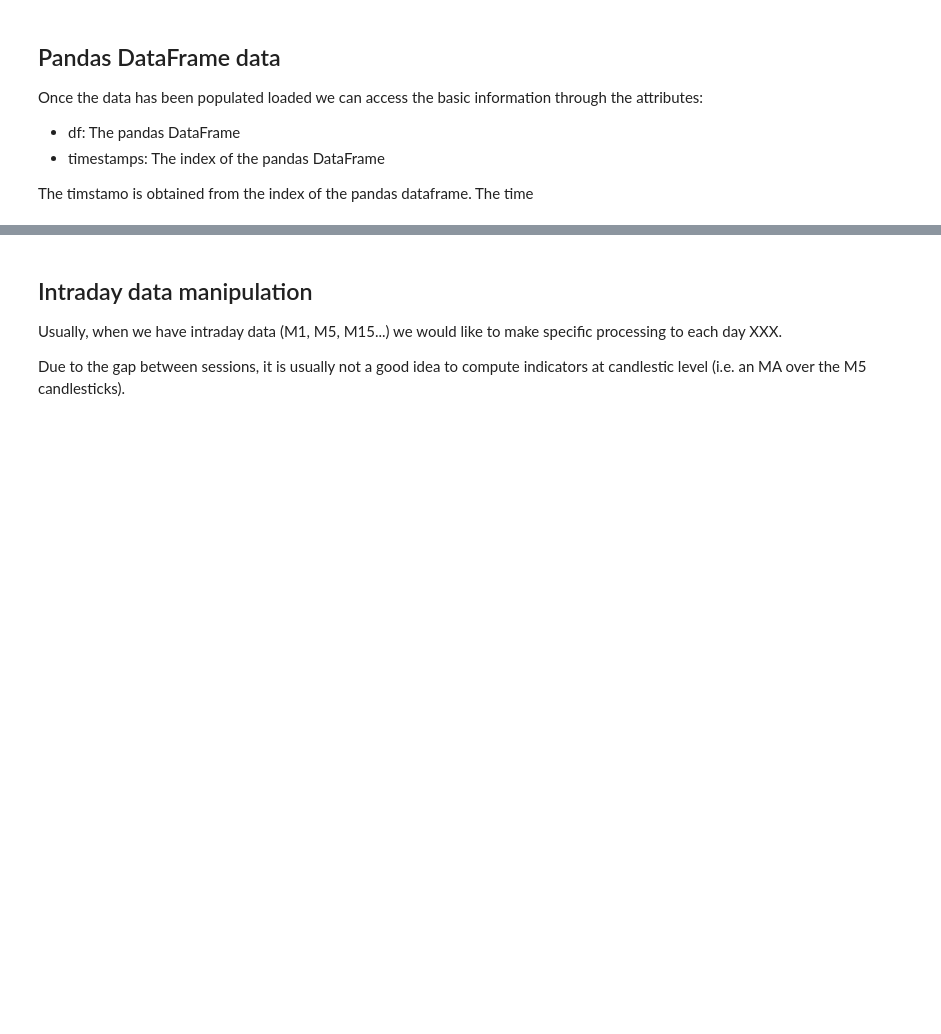
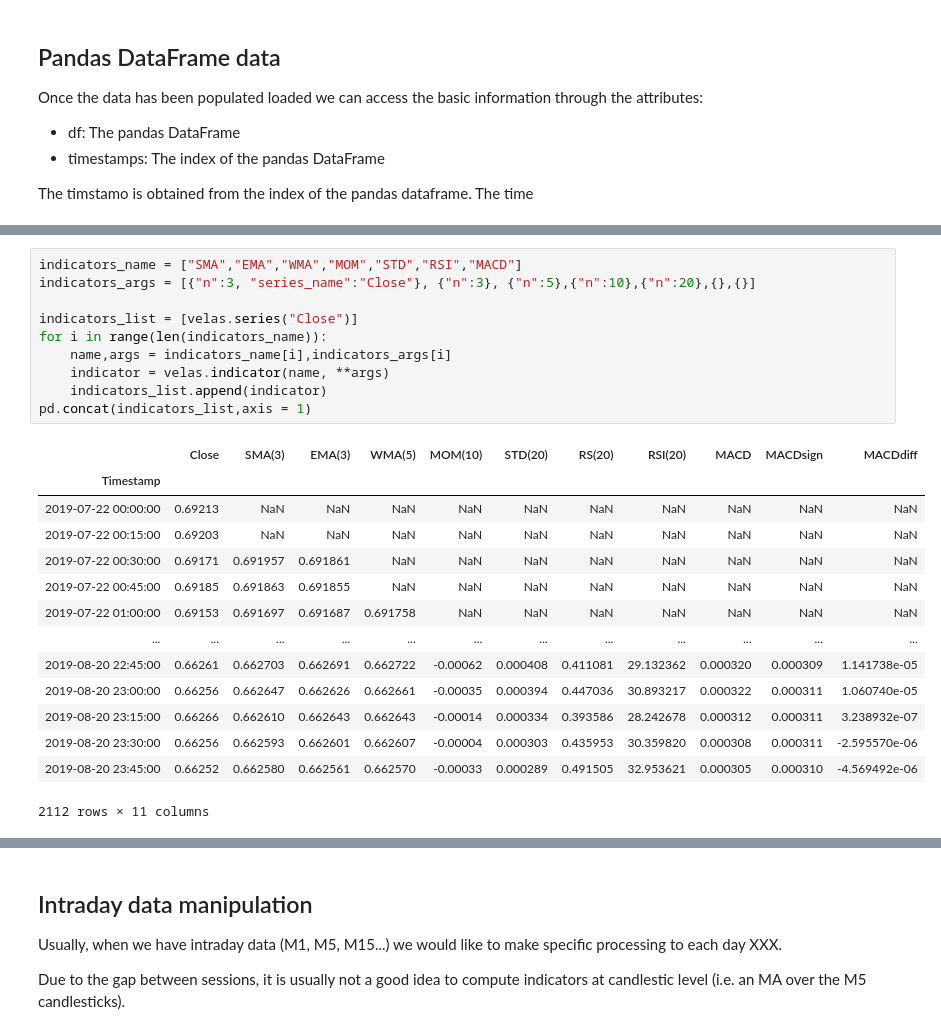
Before and after one commit to manuwhs/traphing, a Jupyter notebook: notebooks/1.1 Basic_Velas.ipynb, the cells around one changed output, grey strips where cells are left out. Drawn from its saved outputs; the diff is of its cells as text; blank space fills up the shorter version.

```diff
--- a/notebooks/1.1 Basic_Velas.ipynb
+++ b/notebooks/1.1 Basic_Velas.ipynb
@@ -290,0 +268,25 @@ print ("Loaded dates: ", sdate," to ", edate)
+# %%
+indicators_name = ["SMA","EMA","WMA","MOM","STD","RSI","MACD"]
+indicators_args = [{"n":3, "series_name":"Close"}, {"n":3}, {"n":5},{"n":10},{"n":20},{},{}]
+
+indicators_list = [velas.series("Close")]
+for i in range(len(indicators_name)):
+    name,args = indicators_name[i],indicators_args[i]
+    indicator = velas.indicator(name, **args)
+    indicators_list.append(indicator)
+pd.concat(indicators_list,axis = 1)
+# %% [output]
+|  | Close | SMA(3) | EMA(3) | WMA(5) | MOM(10) | STD(20) | RS(20) | RSI(20) | MACD | MACDsign | MACDdiff |
+| Timestamp |  |  |  |  |  |  |  |  |  |  |  |
+| 2019-07-22 00:00:00 | 0.69213 | NaN | NaN | NaN | NaN | NaN | NaN | NaN | NaN | NaN | NaN |
+| 2019-07-22 00:15:00 | 0.69203 | NaN | NaN | NaN | NaN | NaN | NaN | NaN | NaN | NaN | NaN |
+| 2019-07-22 00:30:00 | 0.69171 | 0.691957 | 0.691861 | NaN | NaN | NaN | NaN | NaN | NaN | NaN | NaN |
+| 2019-07-22 00:45:00 | 0.69185 | 0.691863 | 0.691855 | NaN | NaN | NaN | NaN | NaN | NaN | NaN | NaN |
+| 2019-07-22 01:00:00 | 0.69153 | 0.691697 | 0.691687 | 0.691758 | NaN | NaN | NaN | NaN | NaN | NaN | NaN |
+| ... | ... | ... | ... | ... | ... | ... | ... | ... | ... | ... | ... |
+| 2019-08-20 22:45:00 | 0.66261 | 0.662703 | 0.662691 | 0.662722 | -0.00062 | 0.000408 | 0.411081 | 29.132362 | 0.000320 | 0.000309 | 1.141738e-05 |
+| 2019-08-20 23:00:00 | 0.66256 | 0.662647 | 0.662626 | 0.662661 | -0.00035 | 0.000394 | 0.447036 | 30.893217 | 0.000322 | 0.000311 | 1.060740e-05 |
+| 2019-08-20 23:15:00 | 0.66266 | 0.662610 | 0.662643 | 0.662643 | -0.00014 | 0.000334 | 0.393586 | 28.242678 | 0.000312 | 0.000311 | 3.238932e-07 |
+| 2019-08-20 23:30:00 | 0.66256 | 0.662593 | 0.662601 | 0.662607 | -0.00004 | 0.000303 | 0.435953 | 30.359820 | 0.000308 | 0.000311 | -2.595570e-06 |
+| 2019-08-20 23:45:00 | 0.66252 | 0.662580 | 0.662561 | 0.662570 | -0.00033 | 0.000289 | 0.491505 | 32.953621 | 0.000305 | 0.000310 | -4.569492e-06 |
+2112 rows × 11 columns
```
Also changed, not shown: parts of 45 cells of this notebook, 27 other files.
